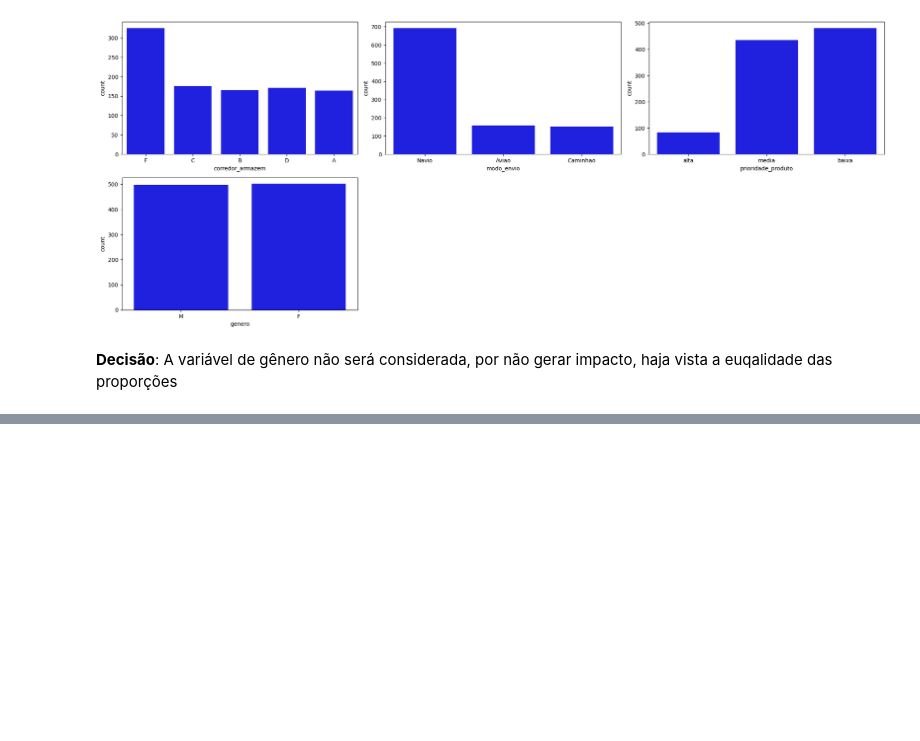
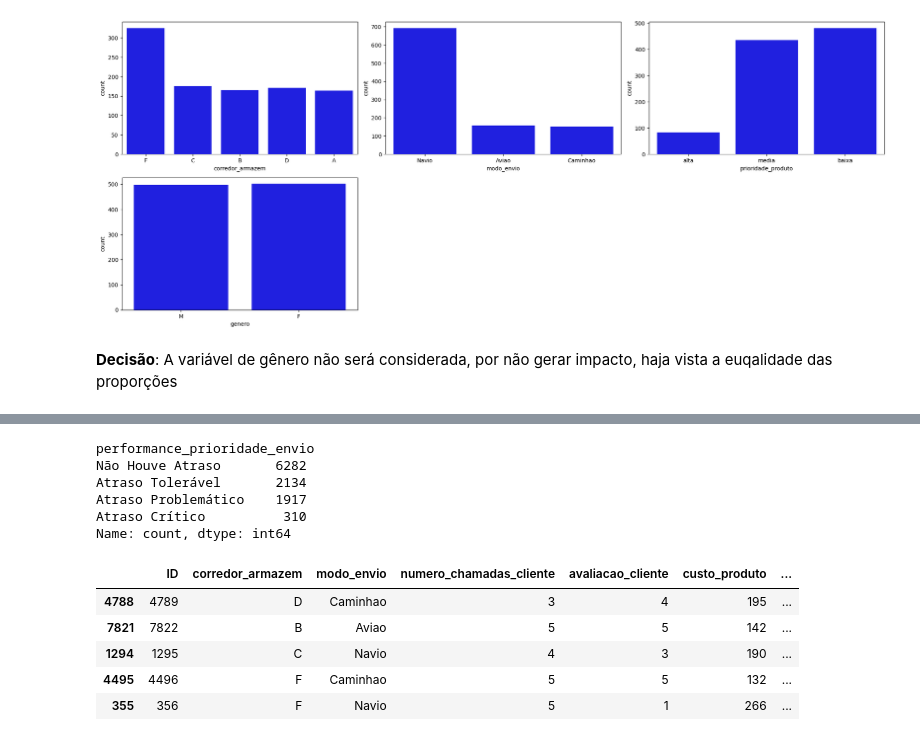
Before and after one commit to alyssonmontovanelli/formacao_dataScience_DSA, a Jupyter notebook: 01_bigData_RealTime_Python_Spark/cap05_Engenharia_de_Atributos/01_Estudo_de_Caso_04.ipynb, the cells around one changed output, grey strips where cells are left out. Cells and saved outputs as stored; diff of their text form; code cells hidden in the pictures; blank space fills up the shorter version.

```diff
--- a/01_bigData_RealTime_Python_Spark/cap05_Engenharia_de_Atributos/01_Estudo_de_Caso_04.ipynb
+++ b/01_bigData_RealTime_Python_Spark/cap05_Engenharia_de_Atributos/01_Estudo_de_Caso_04.ipynb
@@ -300,0 +381,18 @@ for i in range(0, len(cats)):
+# %%
+df_eng.performance_prioridade_envio.value_counts()
+# %% [output]
+performance_prioridade_envio
+Não Houve Atraso       6282
+Atraso Tolerável       2134
+Atraso Problemático    1917
+Atraso Crítico          310
+Name: count, dtype: int64
+# %%
+df_eng.sample(5)
+# %% [output]
+|  | ID | corredor_armazem | modo_envio | numero_chamadas_cliente | avaliacao_cliente | custo_produto | ... |
+| 4788 | 4789 | D | Caminhao | 3 | 4 | 195 | ... |
+| 7821 | 7822 | B | Aviao | 5 | 5 | 142 | ... |
+| 1294 | 1295 | C | Navio | 4 | 3 | 190 | ... |
+| 4495 | 4496 | F | Caminhao | 5 | 5 | 132 | ... |
+| 355 | 356 | F | Navio | 5 | 1 | 266 | ... |
```
Also changed, not shown: parts of 44 cells of this notebook, 2 other files.
